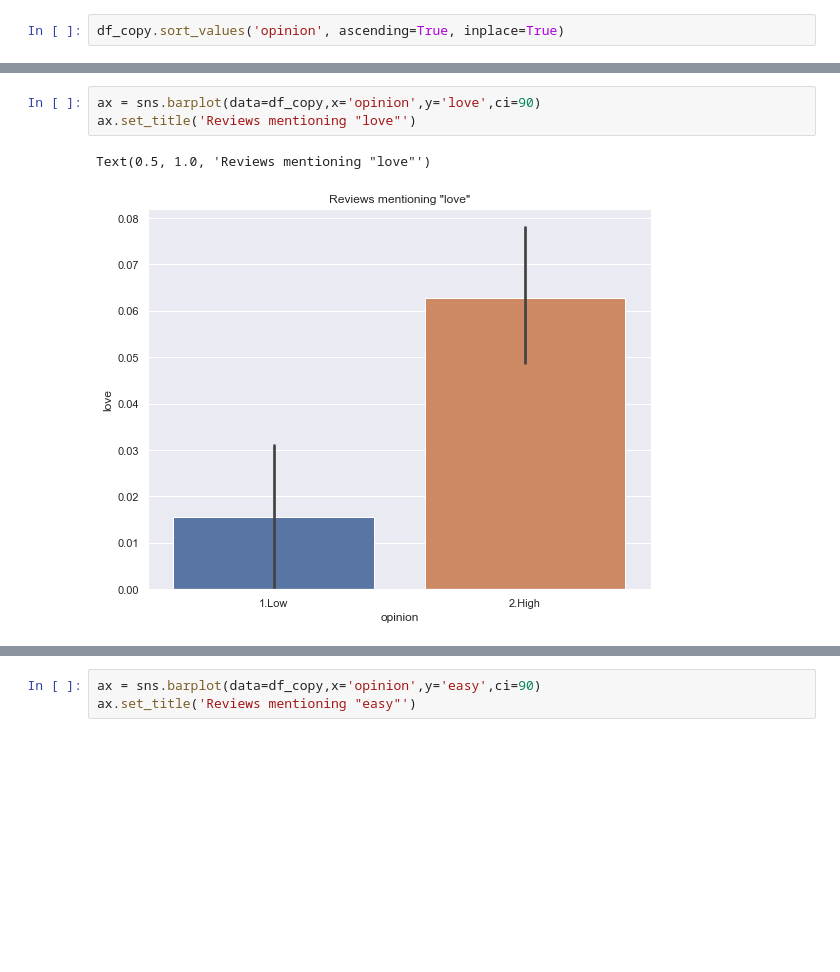
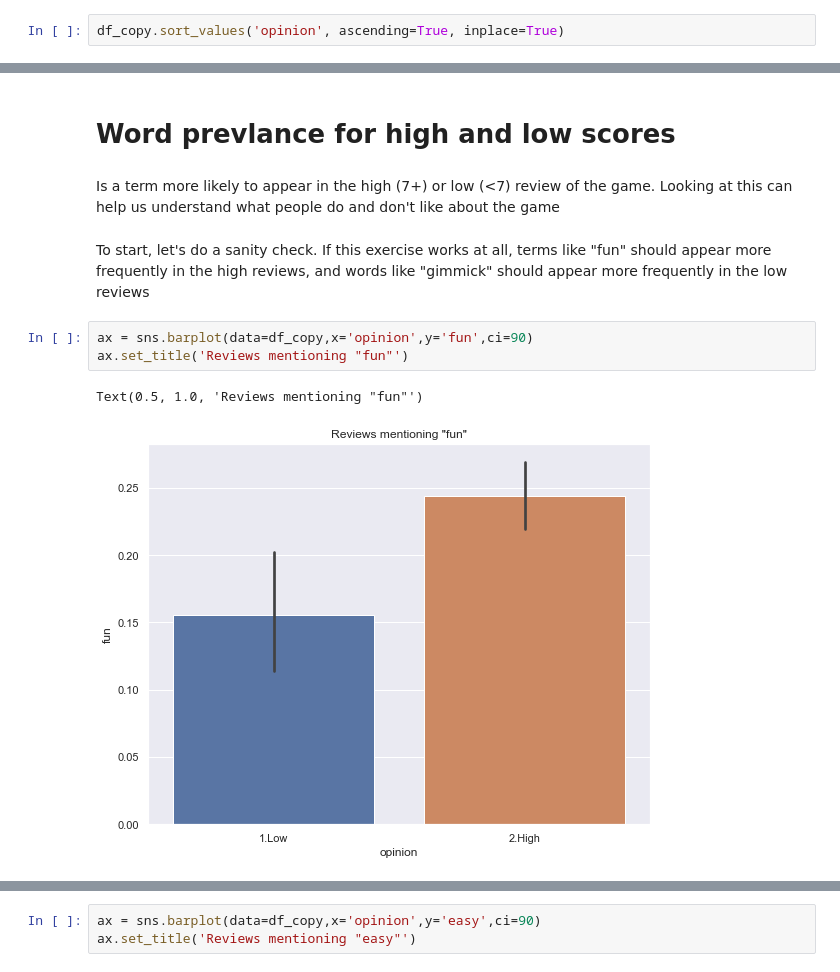
Before and after one commit to MarshallKrakauer/BGGAnalysis, a Jupyter notebook: GameComments.ipynb, the cells around one changed output, grey strips where cells are left out. Cells and saved outputs as stored; diff of their text form; blank space fills up the shorter version.

Commit message:
annotate Gizmos review text

```diff
--- a/GameComments.ipynb
+++ b/GameComments.ipynb
@@ -260,6 +250,12 @@ df_copy.head()
+# %% [markdown]
+# Word prevlance for high and low scores
+# %% [markdown]
+Is a term more likely to appear in the high (7+) or low (<7) review of the game. Looking at this can help us understand what people do and don't like about the game
+# %% [markdown]
+To start, let's do a sanity check. If this exercise works at all, terms like "fun" should appear more frequently in the high reviews, and words like "gimmick" should appear more frequently in the low reviews
 # %%
-ax = sns.barplot(data=df_copy,x='opinion',y='love',ci=90)
-ax.set_title('Reviews mentioning "love"')
+ax = sns.barplot(data=df_copy,x='opinion',y='fun',ci=90)
+ax.set_title('Reviews mentioning "fun"')
 # %% [output]
-Text(0.5, 1.0, 'Reviews mentioning "love"')
+Text(0.5, 1.0, 'Reviews mentioning "fun"')
-[figure, old version]
+[figure, new version]
```
Also changed, not shown: parts of 11 cells of this notebook.
